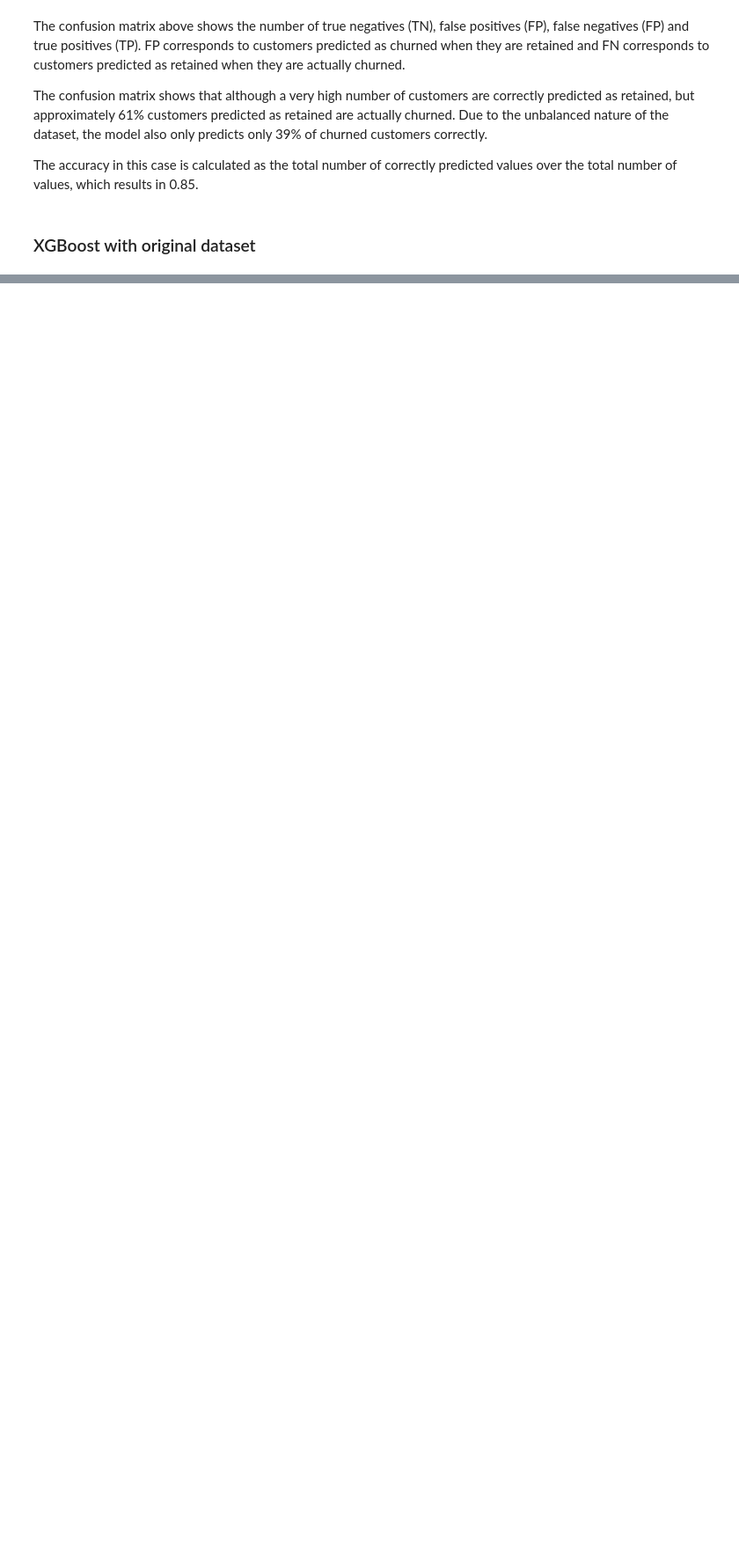
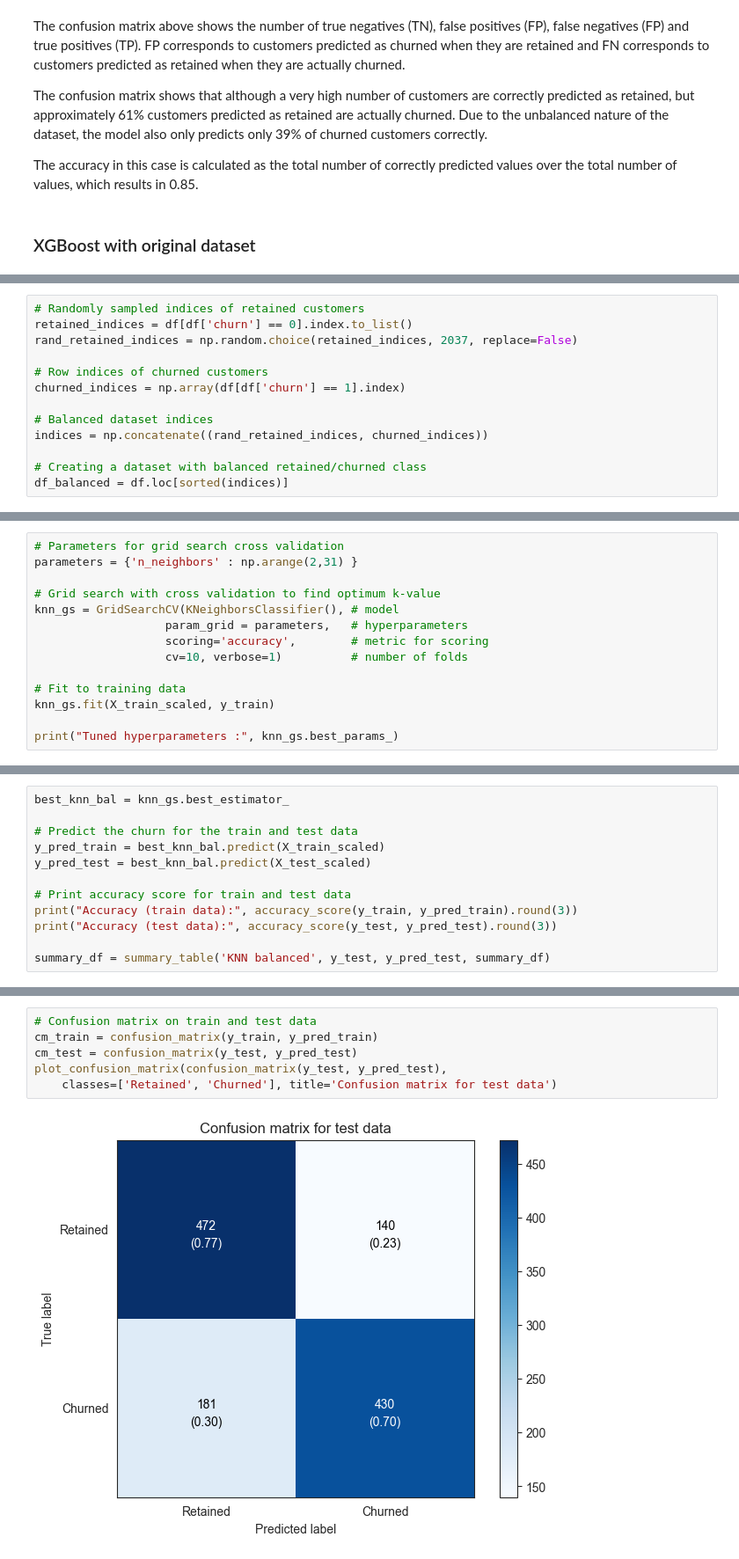
Before and after one commit to suleenwong/Bank-Customer-Churn-Analysis, a Jupyter notebook: churn_prediction_notebook.ipynb, the cells around one changed output, grey strips where cells are left out. Shown at 88% size. Drawn from its saved outputs; the diff is of its cells as text; blank space fills up the shorter version.

```diff
--- a/churn_prediction_notebook.ipynb
+++ b/churn_prediction_notebook.ipynb
@@ -593,0 +606,13 @@ plot_confusion_matrix(confusion_matrix(y_test, y_pred_test),
+# %%
+# Randomly sampled indices of retained customers
+retained_indices = df[df['churn'] == 0].index.to_list()
+rand_retained_indices = np.random.choice(retained_indices, 2037, replace=False)
+
+# Row indices of churned customers
+churned_indices = np.array(df[df['churn'] == 1].index)
+
+# Balanced dataset indices
+indices = np.concatenate((rand_retained_indices, churned_indices))
+
+# Creating a dataset with balanced retained/churned class
+df_balanced = df.loc[sorted(indices)]
@@ -593,0 +642,14 @@ plot_confusion_matrix(confusion_matrix(y_test, y_pred_test),
+# %%
+# Parameters for grid search cross validation
+parameters = {'n_neighbors' : np.arange(2,31) }
+
+# Grid search with cross validation to find optimum k-value
+knn_gs = GridSearchCV(KNeighborsClassifier(), # model
+                   param_grid = parameters,   # hyperparameters
+                   scoring='accuracy',        # metric for scoring
+                   cv=10, verbose=1)          # number of folds
+
+# Fit to training data
+knn_gs.fit(X_train_scaled, y_train)
+
+print("Tuned hyperparameters :", knn_gs.best_params_)
@@ -593,0 +659,12 @@ plot_confusion_matrix(confusion_matrix(y_test, y_pred_test),
+# %%
+best_knn_bal = knn_gs.best_estimator_
+
+# Predict the churn for the train and test data
+y_pred_train = best_knn_bal.predict(X_train_scaled)
+y_pred_test = best_knn_bal.predict(X_test_scaled)
+
+# Print accuracy score for train and test data
+print("Accuracy (train data):", accuracy_score(y_train, y_pred_train).round(3))
+print("Accuracy (test data):", accuracy_score(y_test, y_pred_test).round(3))
+
+summary_df = summary_table('KNN balanced', y_test, y_pred_test, summary_df)
@@ -593,0 +674,8 @@ plot_confusion_matrix(confusion_matrix(y_test, y_pred_test),
+# %%
+# Confusion matrix on train and test data
+cm_train = confusion_matrix(y_train, y_pred_train)
+cm_test = confusion_matrix(y_test, y_pred_test)
+plot_confusion_matrix(confusion_matrix(y_test, y_pred_test),
+    classes=['Retained', 'Churned'], title='Confusion matrix for test data')
+# %% [output]
+[figure, added]
```
Also changed, not shown: parts of 11 cells of this notebook.
